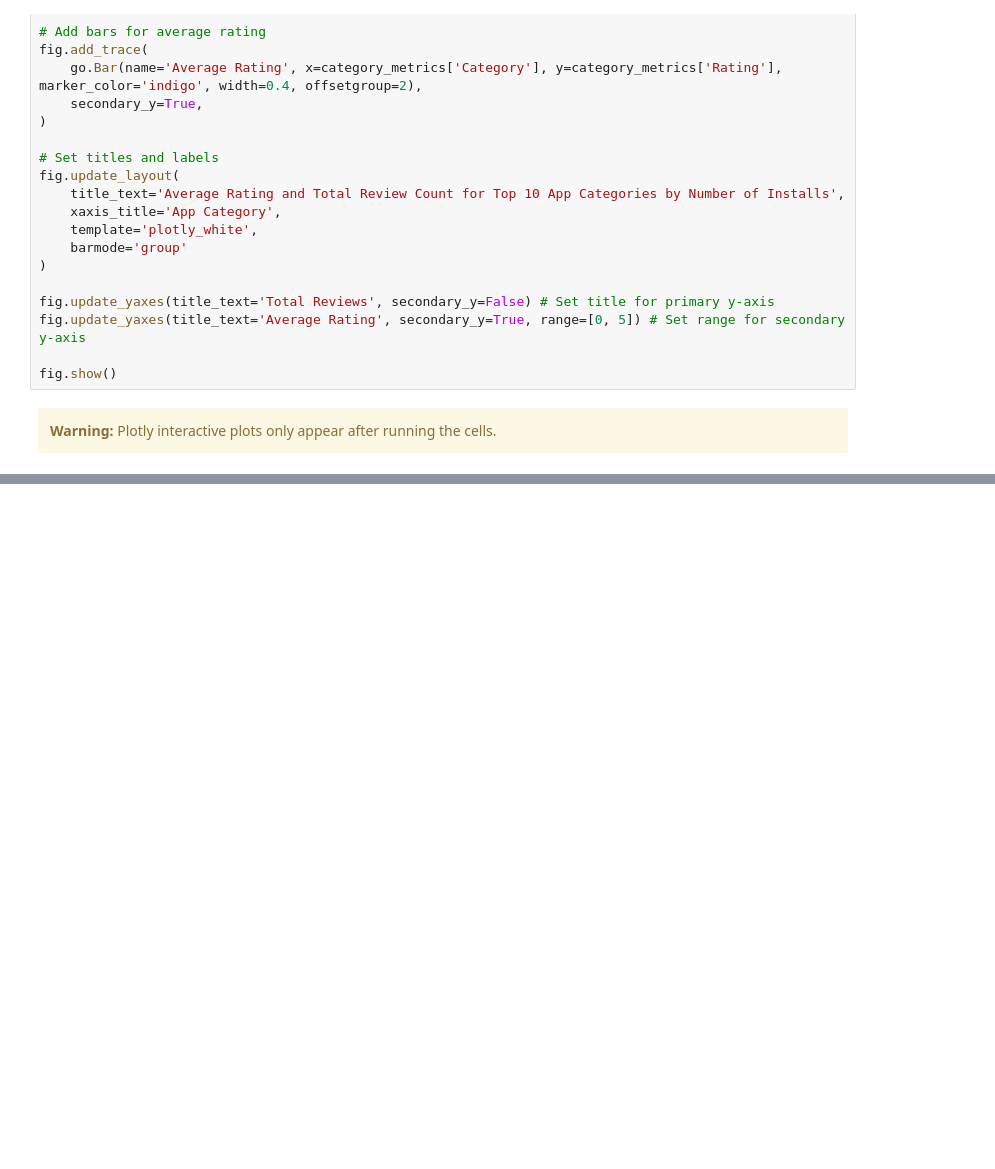
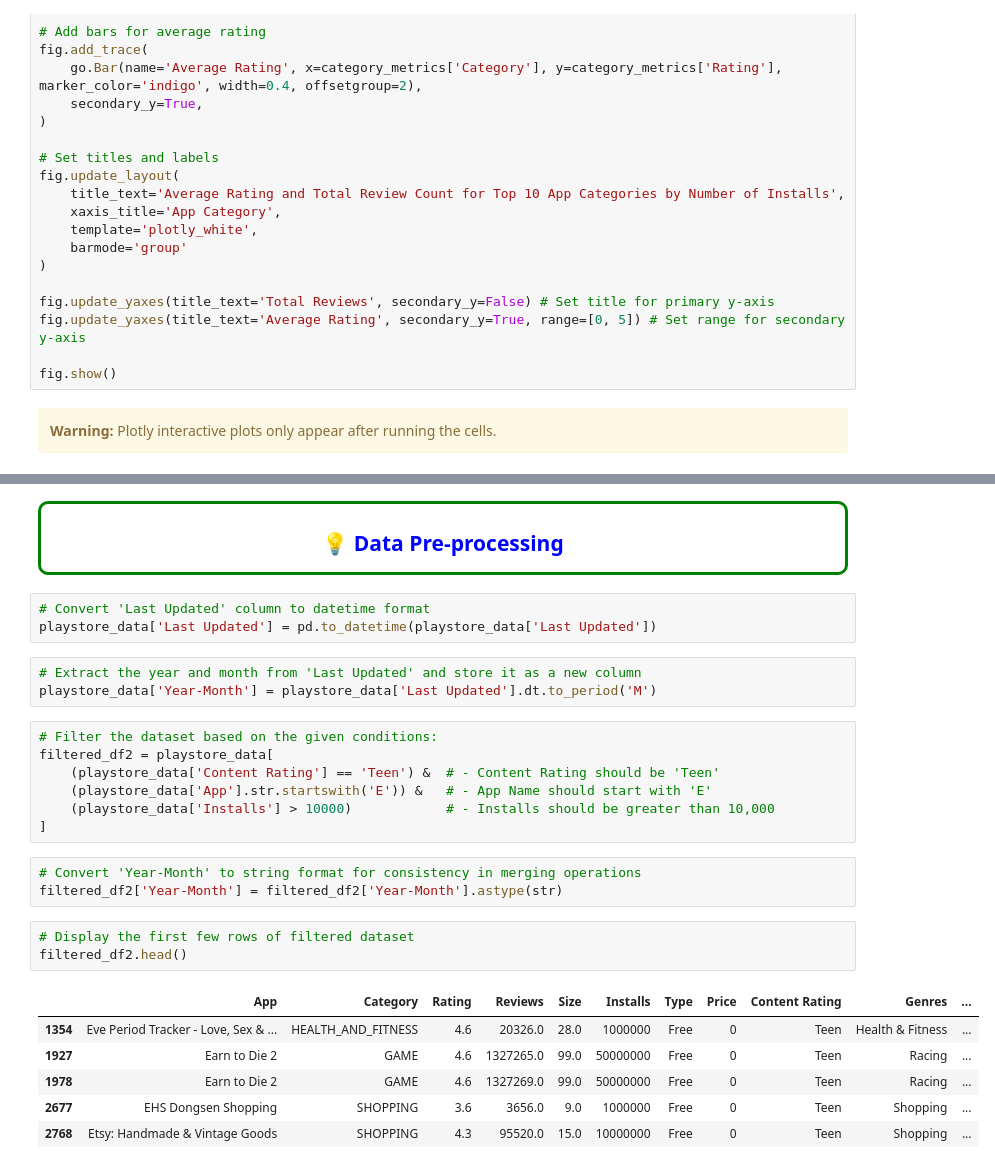
Before and after one commit to Bubu02/Play_Store_Data_Analysis, a Jupyter notebook: Jupyter Notebook/playstore_data_analysis.ipynb, the cells around one changed output, grey strips where cells are left out. Drawn from its saved outputs; the diff is of its cells as text; blank space fills up the shorter version.

```diff
--- a/Jupyter Notebook/playstore_data_analysis.ipynb
+++ b/Jupyter Notebook/playstore_data_analysis.ipynb
@@ -686,0 +694,30 @@ fig.show()
+# %% [markdown]
+<div style="border-radius:10px; border:green solid; padding: 5px; height: 50px; background-color: white; font-size:150%; text-align:left">
+  <h4 align="center"><font color='blue'>💡 Data Pre-processing</font></h4>
+</div>
+# %%
+# Convert 'Last Updated' column to datetime format
+playstore_data['Last Updated'] = pd.to_datetime(playstore_data['Last Updated'])
+# %%
+# Extract the year and month from 'Last Updated' and store it as a new column
+playstore_data['Year-Month'] = playstore_data['Last Updated'].dt.to_period('M')
+# %%
+# Filter the dataset based on the given conditions:
+filtered_df2 = playstore_data[
+    (playstore_data['Content Rating'] == 'Teen') &  # - Content Rating should be 'Teen'
+    (playstore_data['App'].str.startswith('E')) &   # - App Name should start with 'E'
+    (playstore_data['Installs'] > 10000)            # - Installs should be greater than 10,000
+]
+# %%
+# Convert 'Year-Month' to string format for consistency in merging operations
+filtered_df2['Year-Month'] = filtered_df2['Year-Month'].astype(str)
+# %%
+# Display the first few rows of filtered dataset
+filtered_df2.head()
+# %% [output]
+|  | App | Category | Rating | Reviews | Size | Installs | Type | Price | Content Rating | Genres | ... |
+| 1354 | Eve Period Tracker - Love, Sex & ... | HEALTH_AND_FITNESS | 4.6 | 20326.0 | 28.0 | 1000000 | Free | 0 | Teen | Health & Fitness | ... |
+| 1927 | Earn to Die 2 | GAME | 4.6 | 1327265.0 | 99.0 | 50000000 | Free | 0 | Teen | Racing | ... |
+| 1978 | Earn to Die 2 | GAME | 4.6 | 1327269.0 | 99.0 | 50000000 | Free | 0 | Teen | Racing | ... |
+| 2677 | EHS Dongsen Shopping | SHOPPING | 3.6 | 3656.0 | 9.0 | 1000000 | Free | 0 | Teen | Shopping | ... |
+| 2768 | Etsy: Handmade & Vintage Goods | SHOPPING | 4.3 | 95520.0 | 15.0 | 10000000 | Free | 0 | Teen | Shopping | ... |
```
Also changed, not shown: parts of 19 cells of this notebook.
